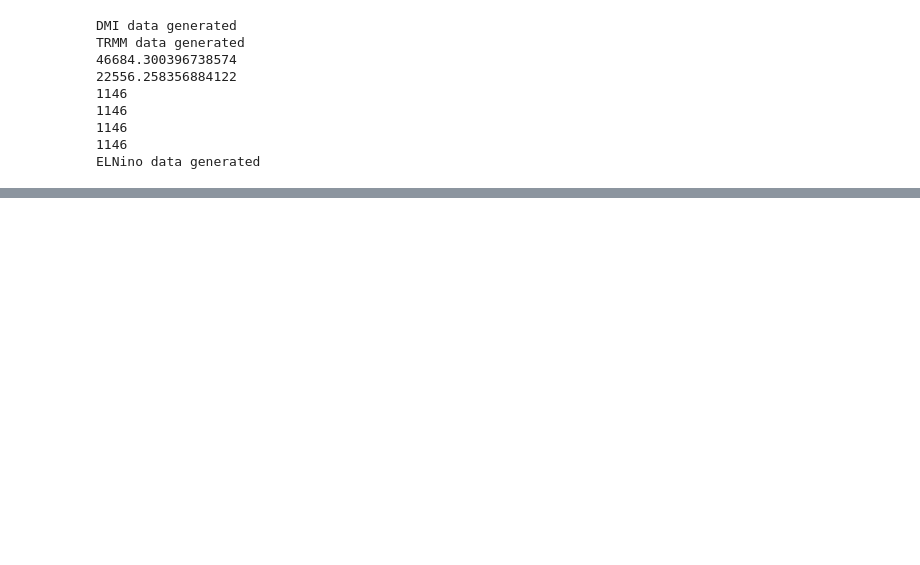
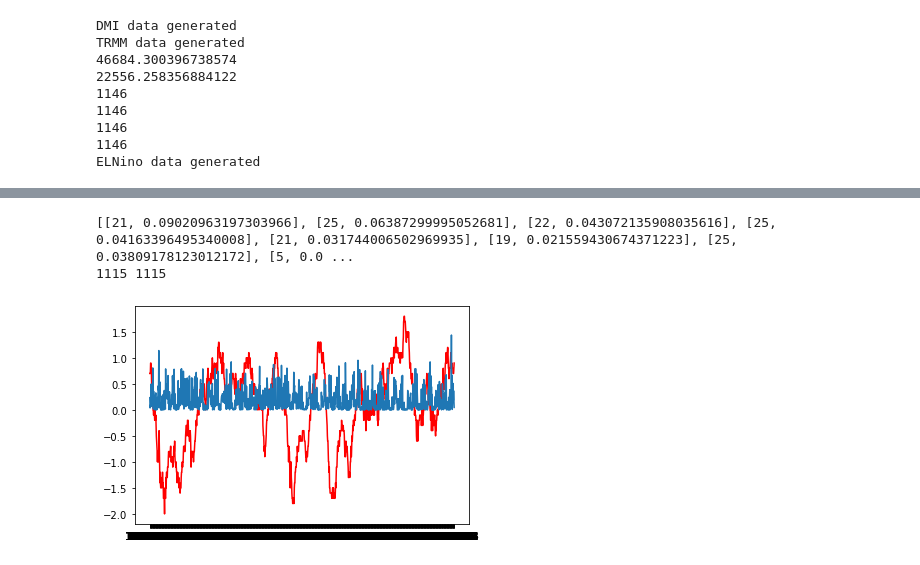
Before and after one commit to alexkwg/ClimateProject, a Jupyter notebook: Climate Project/ReadData.ipynb, the cells around one changed output, grey strips where cells are left out. Cells and saved outputs as stored; diff of their text form; code cells hidden in the pictures; blank space fills up the shorter version.

```diff
--- a/Climate Project/ReadData.ipynb
+++ b/Climate Project/ReadData.ipynb
@@ -355,3 +460,32 @@ print(len(reader.DMI_list))
+# %%
+b=reader.ElNino_list[3]
+pearlarray=[]
+for k in range(0, 13):
+    lat=[]
+    for i in range(0, 11):
+        a=[reader.TRMM_acc_list[j][k][i]/100 for j in range(0, 1146)]
+        current=analyze.Pearson(a, b, 0)
+        for l in range(0, 52):
+            new=analyze.Pearson(a,b,l)
+            if float(new[1])>float(current[1]):
+                current=analyze.Pearson(a,b,l)
+            else:
+                pass
+        lat.append([current[0], current[1]])
+    #print(lat)
+    pearlarray.append(lat)
+print(pearlarray[0])
+a=a[31:]
+b=b[:-31]
+print(len(a), len(b))
+c=list(reader.sortedKeys_DMI[31:1146])
+plt.plot(c, b, color='r')
+plt.plot(c, a)
+plt.show()
+# %% [output]
+[[21, 0.09020963197303966], [25, 0.06387299995052681], [22, 0.043072135908035616], [25, 0.04163396495340008], [21, 0.031744006502969935], [19, 0.021559430674371223], [25, 0.03809178123012172], [5, 0.0 ...
+1115 1115
+[figure, added]
 # %%
 #we can create a csv file here
 def writeLine(lst): #list [n,n2]
```
Also changed, not shown: parts of 12 cells of this notebook.
